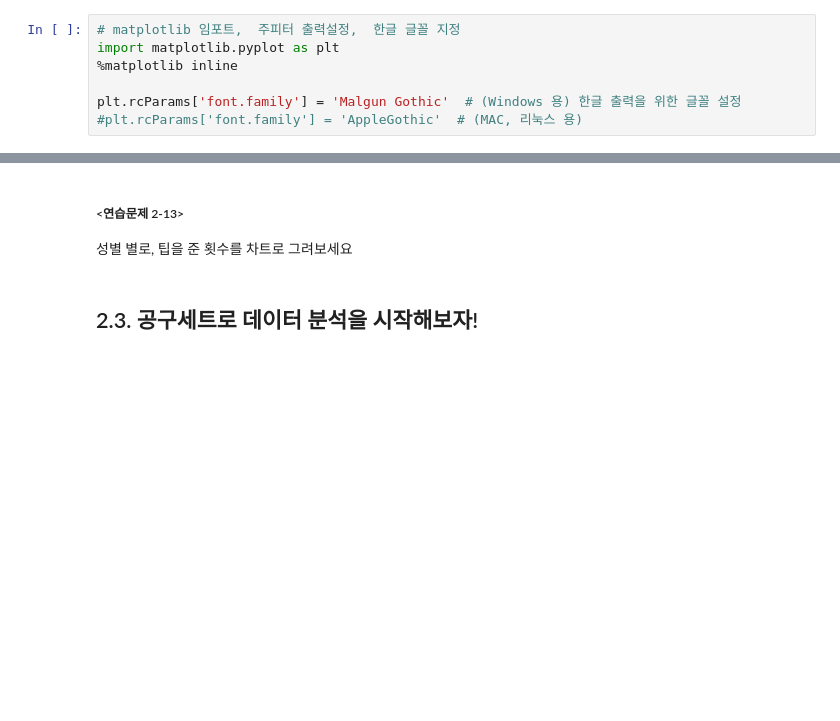
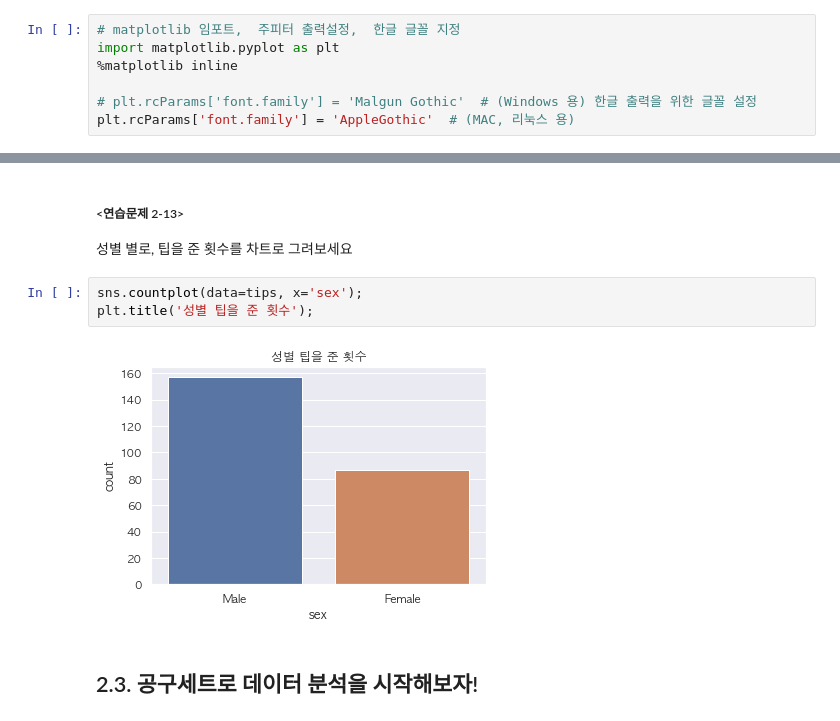
Before and after one commit to honeybeat1/team1_wanted_onboarding_2nd, a Jupyter notebook: Week1_이주영/Week1-2_class.ipynb, the cells around one changed output, grey strips where cells are left out. Saved outputs shown, nothing was run; the diff lists cells and outputs as text; blank space fills up the shorter version.

```diff
--- a/Week1_이주영/Week1-2_class.ipynb
+++ b/Week1_이주영/Week1-2_class.ipynb
@@ -498,7 +718,7 @@ trafic_data의  '중고나라', 10/24, 10/25 트래픽을 75000의 값을 지정
 import matplotlib.pyplot as plt
 %matplotlib inline
 
-plt.rcParams['font.family'] = 'Malgun Gothic'  # (Windows 용) 한글 출력을 위한 글꼴 설정
-#plt.rcParams['font.family'] = 'AppleGothic'  # (MAC, 리눅스 용)
+# plt.rcParams['font.family'] = 'Malgun Gothic'  # (Windows 용) 한글 출력을 위한 글꼴 설정
+plt.rcParams['font.family'] = 'AppleGothic'  # (MAC, 리눅스 용)
 # %%
 my_df.loc[:,'A005930'].plot();  # Series 그래프
@@ -550,6 +802,11 @@ plt.title('팁의 분포');
 # %% [markdown]
 ##### <연습문제 2-13>
 성별 별로, 팁을 준 횟수를 차트로 그려보세요
+# %%
+sns.countplot(data=tips, x='sex');
+plt.title('성별 팁을 준 횟수');
+# %% [output]
+[figure, added]
 # %% [markdown]
 ## 2.3. 공구세트로 데이터 분석을 시작해보자!
 # %% [markdown]
```
Also changed, not shown: parts of 64 cells of this notebook, 2 other files.
